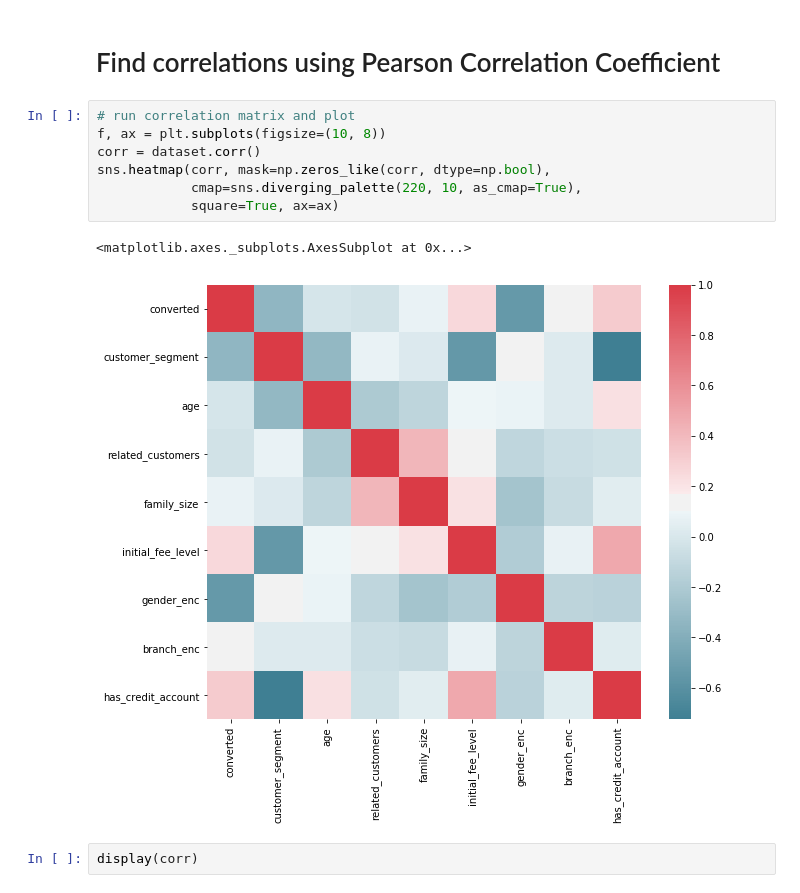
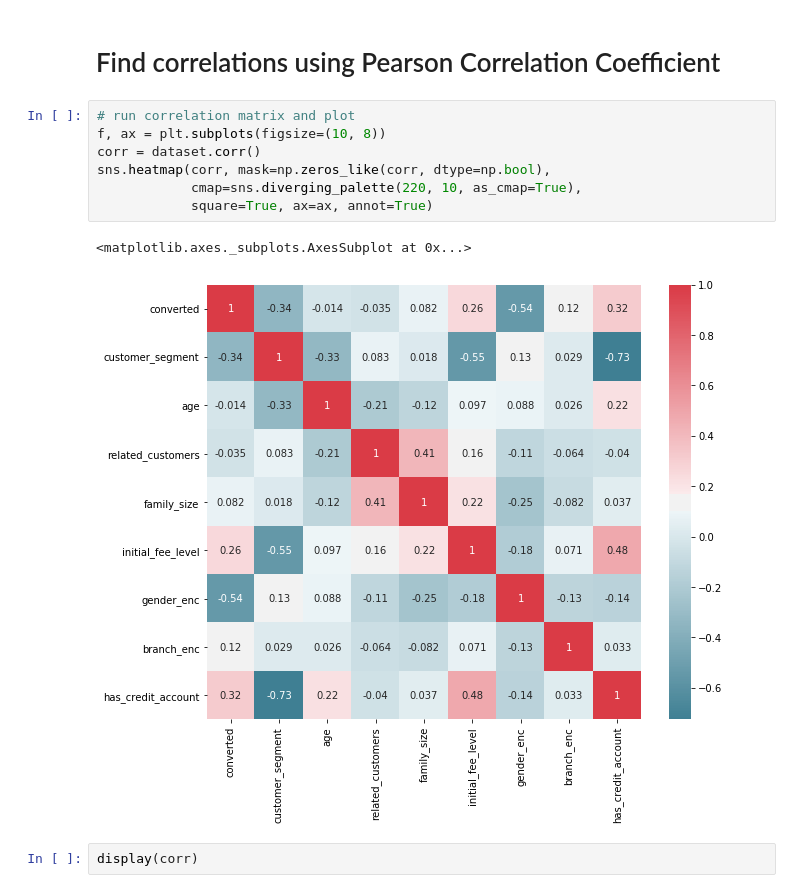
Before and after one commit to sonalspatil/Customer_Segmentation_challenge, a Jupyter notebook: Customer Segmentation challenge.ipynb, the cells around one changed output. Cells and saved outputs as stored; diff of their text form.

```diff
--- a/Customer Segmentation challenge.ipynb
+++ b/Customer Segmentation challenge.ipynb
@@ -277,13 +278,13 @@ memory usage: 91.9+ KB
 # %%
 # run correlation matrix and plot
 f, ax = plt.subplots(figsize=(10, 8))
 corr = dataset.corr()
 sns.heatmap(corr, mask=np.zeros_like(corr, dtype=np.bool),
             cmap=sns.diverging_palette(220, 10, as_cmap=True),
-            square=True, ax=ax)
+            square=True, ax=ax, annot=True)
 # %% [output]
 <matplotlib.axes._subplots.AxesSubplot at 0x...>
-[figure, old version]
+[figure, new version]
 # %%
 display(corr)
 # %% [output]
```
Also changed, not shown: parts of 10 cells of this notebook.
